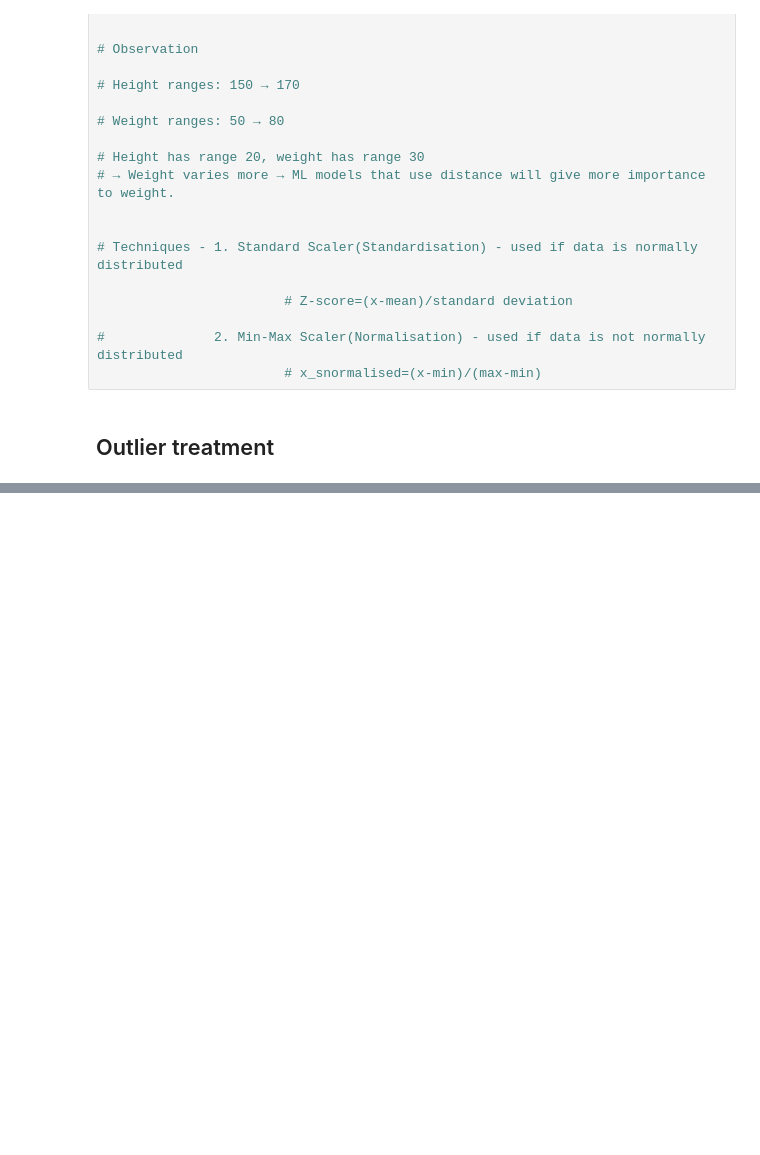
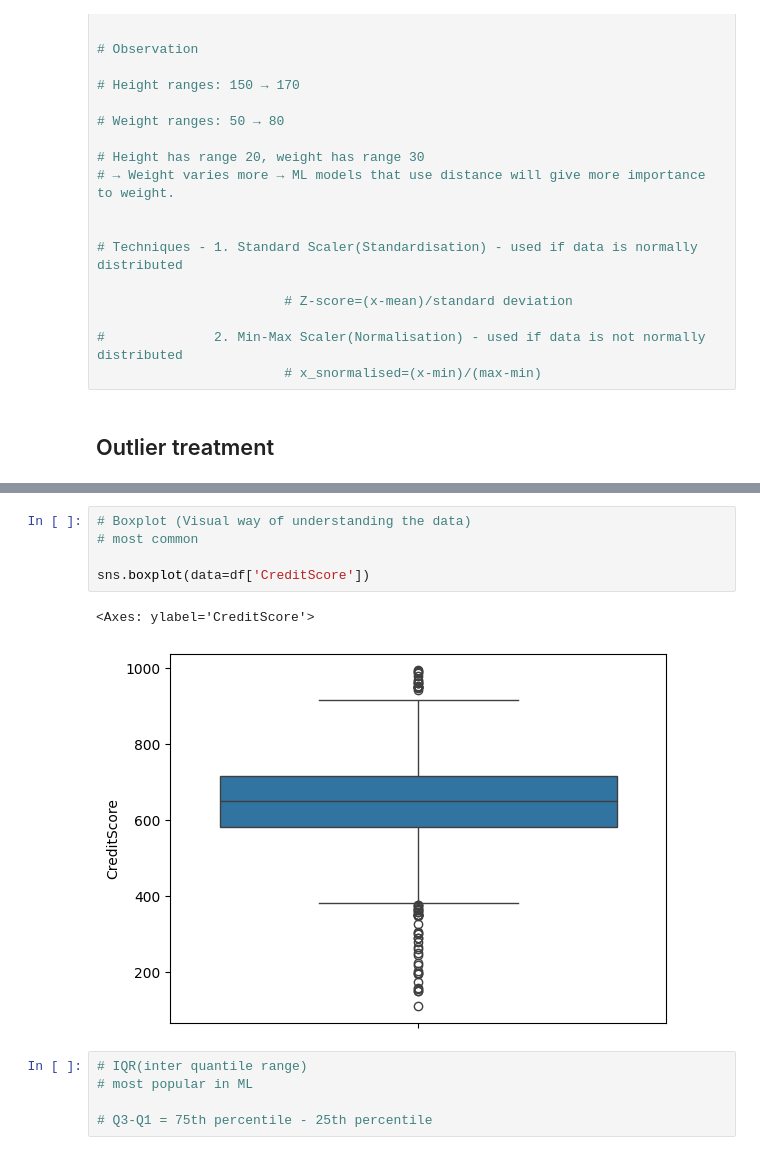
Before and after one commit to Arnav5005/Python, a Jupyter notebook: EDA_1/eda.ipynb, the cells around one changed output, grey strips where cells are left out. Cells and saved outputs as stored; diff of their text form; blank space fills up the shorter version.

```diff
--- a/EDA_1/eda.ipynb
+++ b/EDA_1/eda.ipynb
@@ -124,0 +178,13 @@ memory usage: 937.6+ KB
+# %%
+# Boxplot (Visual way of understanding the data)
+# most common
+
+sns.boxplot(data=df['CreditScore'])
+# %% [output]
+<Axes: ylabel='CreditScore'>
+[figure, added]
+# %%
+# IQR(inter quantile range)
+# most popular in ML
+
+# Q3-Q1 = 75th percentile - 25th percentile
```
Also changed, not shown: parts of 12 cells of this notebook, 1 other file.
